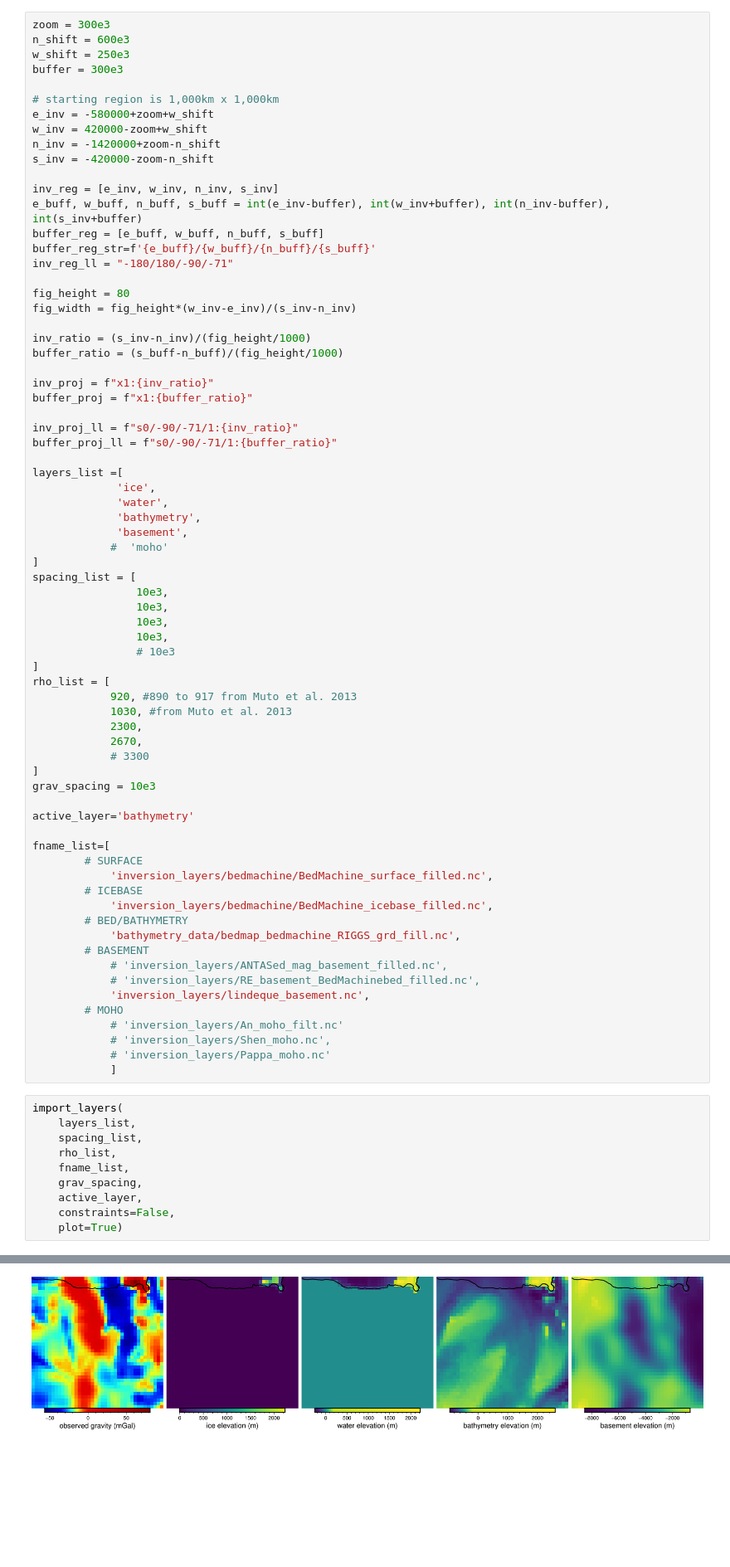
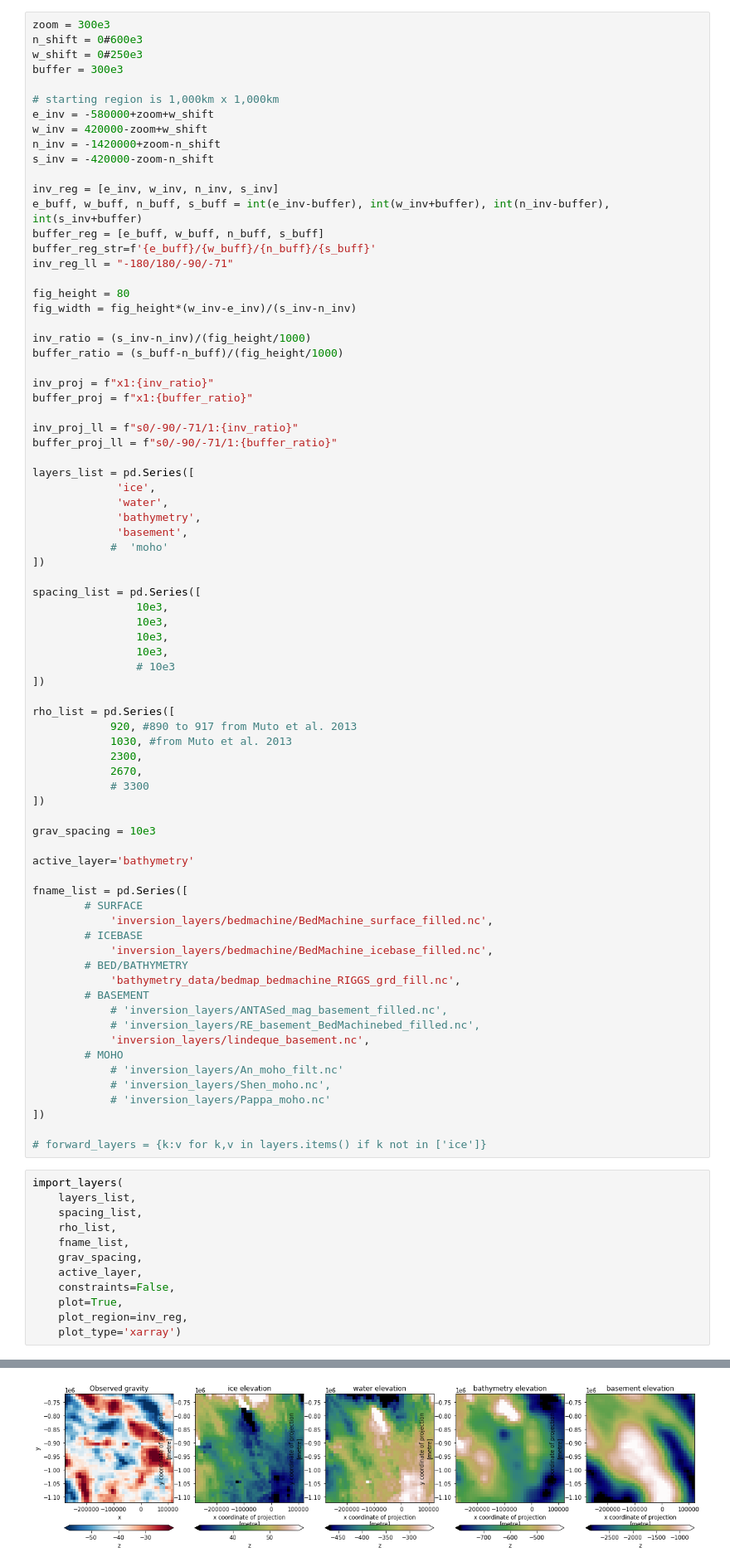
Before and after one commit to mdtanker/RIS_gravity_inversion, a Jupyter notebook: RIS_inversion.ipynb, the cells around one changed output, grey strips where cells are left out. Shown at 83% size. Drawn from its saved outputs; the diff is of its cells as text; blank space fills up the shorter version.

Commit message:
replaced df's with datasets, added xarray plotting

```diff
--- a/RIS_inversion.ipynb
+++ b/RIS_inversion.ipynb
@@ -806,7 +987,7 @@ def geo_inversion(
 # %%
 zoom = 300e3
-n_shift = 600e3
-w_shift = 250e3
+n_shift = 0#600e3
+w_shift = 0#250e3
 buffer = 300e3
 
 # starting region is 1,000km x 1,000km
@@ -833,32 +1014,35 @@ buffer_proj = f"x1:{buffer_ratio}"
 inv_proj_ll = f"s0/-90/-71/1:{inv_ratio}"
 buffer_proj_ll = f"s0/-90/-71/1:{buffer_ratio}"
 
-layers_list =[
+layers_list = pd.Series([
              'ice',
              'water',
              'bathymetry',
              'basement',
             #  'moho'
-]
-spacing_list = [
+])
+
+spacing_list = pd.Series([
                 10e3,
                 10e3,
                 10e3,
                 10e3,
                 # 10e3
-]
-rho_list = [
+])
+
+rho_list = pd.Series([
             920, #890 to 917 from Muto et al. 2013
             1030, #from Muto et al. 2013
             2300,
             2670,
             # 3300
-]
+])
+
 grav_spacing = 10e3
 
 active_layer='bathymetry'
 
-fname_list=[
+fname_list = pd.Series([
         # SURFACE
             'inversion_layers/bedmachine/BedMachine_surface_filled.nc',
         # ICEBASE
@@ -873,7 +1057,9 @@ fname_list=[
             # 'inversion_layers/An_moho_filt.nc'
             # 'inversion_layers/Shen_moho.nc',
             # 'inversion_layers/Pappa_moho.nc'
-            ]
+])
+
+# forward_layers = {k:v for k,v in layers.items() if k not in ['ice']}
 # %%
 import_layers(
     layers_list,
@@ -883,5 +1069,7 @@ import_layers(
     grav_spacing,
     active_layer,
     constraints=False,
-    plot=True)
+    plot=True,
+    plot_region=inv_reg,
+    plot_type='xarray')
 # %% [output]
@@ -893,2 +1081,2 @@ gravity: 1600 points
-[figure, old version]
+[figure, new version]
 # %%
```
Also changed, not shown: parts of 8 cells of this notebook, 4 other files.
